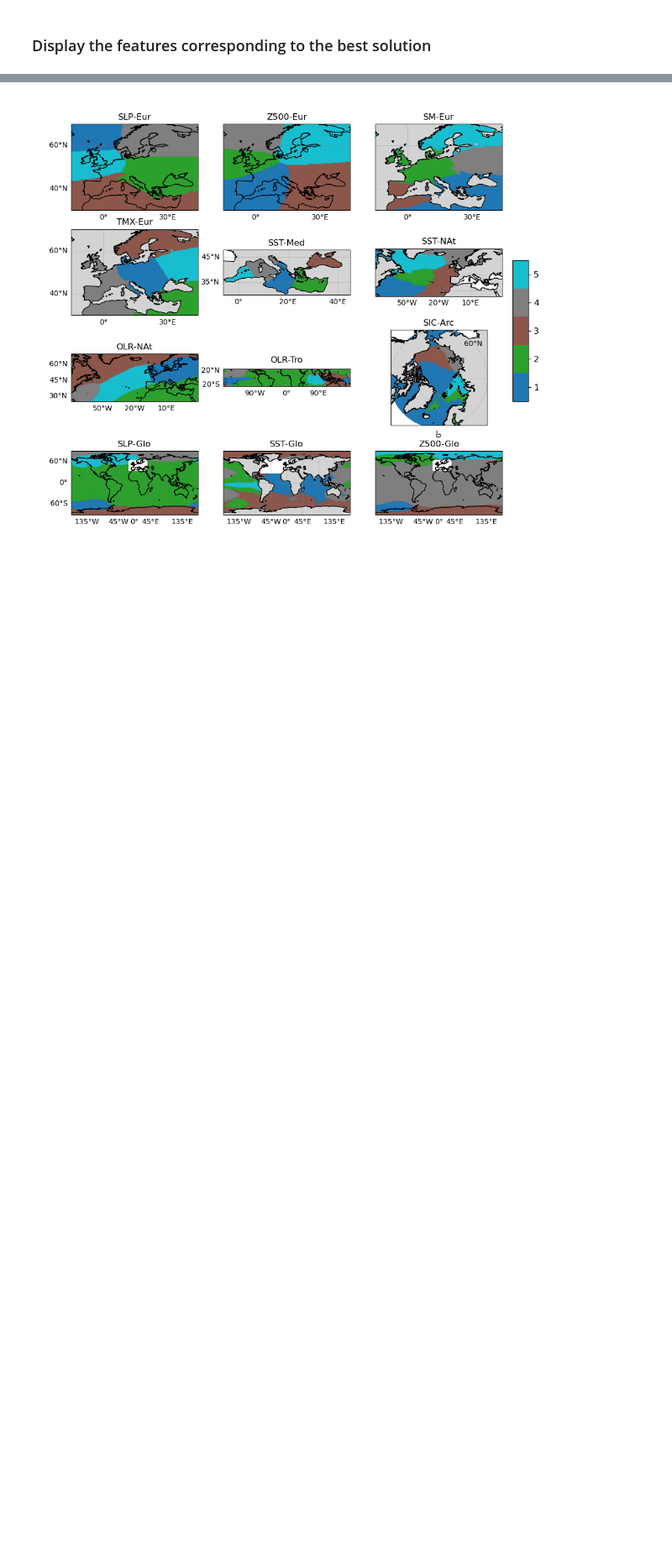
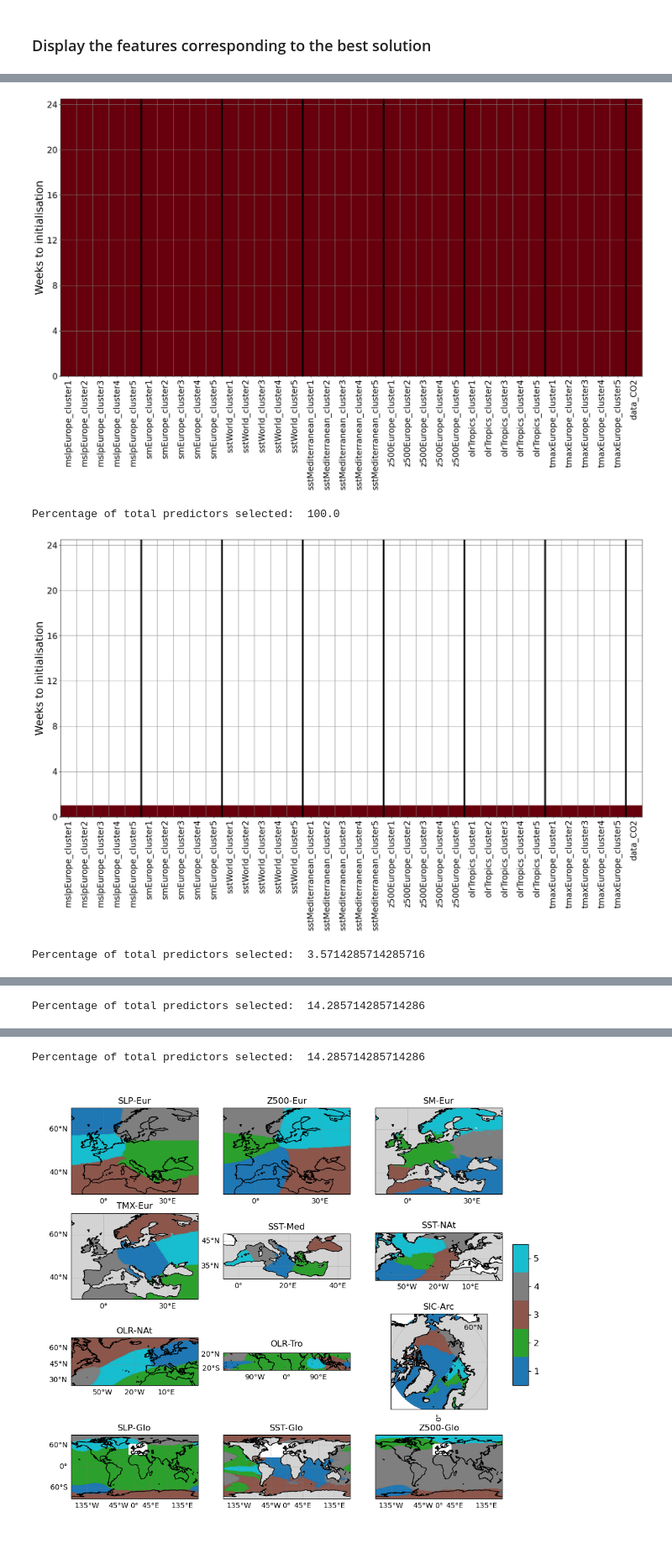
Before and after one commit to climateintelligence/DDHWSF, a Jupyter notebook: DDHWSF_Training/2b_FeatureSelection-plot.ipynb, the cells around one changed output, grey strips where cells are left out. Shown at 84% size. Cells and saved outputs as stored; diff of their text form; code cells hidden in the pictures; blank space fills up the shorter version.

```diff
--- a/DDHWSF_Training/2b_FeatureSelection-plot.ipynb
+++ b/DDHWSF_Training/2b_FeatureSelection-plot.ipynb
@@ -155,0 +159,45 @@ Percentage of total predictors selected:  8.333333333333334
+# %%
+# ALL PREDICTORS #
+
+allin_file_av = pd.read_csv('Output_FeatureSelection/predictors_allin.csv', index_col=None, sep=' ', header=0)
+array_allin = np.fromstring(allin_file_av.Sol[0].replace('[', '').replace(']', '').replace('\n', ''), dtype=float, sep=' ')
+
+board_allin = create_board(array_allin)
+plot_board(board_allin, column_names,True)
+
+print ("Percentage of total predictors selected: ", 100.*np.sum(board_allin)/(28*len(column_names)))
+
+# PREDICTORS ONE WEEK BEFORE #
+
+firstweek_file = pd.read_csv('Output_FeatureSelection/predictors_firstweek.csv', index_col=None, sep=' ', header=0)
+array_firstweek = np.fromstring(firstweek_file.Sol[0].replace('[', '').replace(']', '').replace('\n', ''), dtype=float, sep=' ')
+
+board_firstweek = create_board(array_firstweek)
+plot_board(board_firstweek, column_names,True)
+
+print ("Percentage of total predictors selected: ", 100.*np.sum(board_firstweek)/(28*len(column_names)))
+
+# PREDICTORS ONE MONTH BEFORE #
+
+firstmonth_file = pd.read_csv('Output_FeatureSelection/predictors_firstmonth.csv', index_col=None, sep=' ', header=0)
+array_firstmonth = np.fromstring(firstmonth_file.Sol[0].replace('[', '').replace(']', '').replace('\n', ''), dtype=float, sep=' ')
+
+board_firstmonth = create_board(array_firstmonth)
+plot_board(board_firstmonth, column_names,True)
+
+print ("Percentage of total predictors selected: ", 100.*np.sum(board_firstmonth)/(28*len(column_names)))
+
+# PREDICTORS TWO MONTHS BEFORE #
+
+secondmonth_file = pd.read_csv('Output_FeatureSelection/predictors_secondmonth.csv', index_col=None, sep=' ', header=0)
+array_secondmonth = np.fromstring(secondmonth_file.Sol[0].replace('[', '').replace(']', '').replace('\n', ''), dtype=float, sep=' ')
+
+board_secondmonth = create_board(array_secondmonth)
+plot_board(board_secondmonth, column_names,True)
+
+print ("Percentage of total predictors selected: ", 100.*np.sum(board_secondmonth)/(28*len(column_names)))
+# %% [output]
+[figure, added]
+Percentage of total predictors selected:  100.0
+[figure, added]
+Percentage of total predictors selected:  3.5714285714285716
@@ -155,0 +205 @@ Percentage of total predictors selected:  8.333333333333334
+Percentage of total predictors selected:  14.285714285714286
@@ -156 +207,2 @@ Percentage of total predictors selected:  8.333333333333334
+Percentage of total predictors selected:  14.285714285714286
 # %%
```
Also changed, not shown: parts of 9 cells of this notebook, 17 other files.
